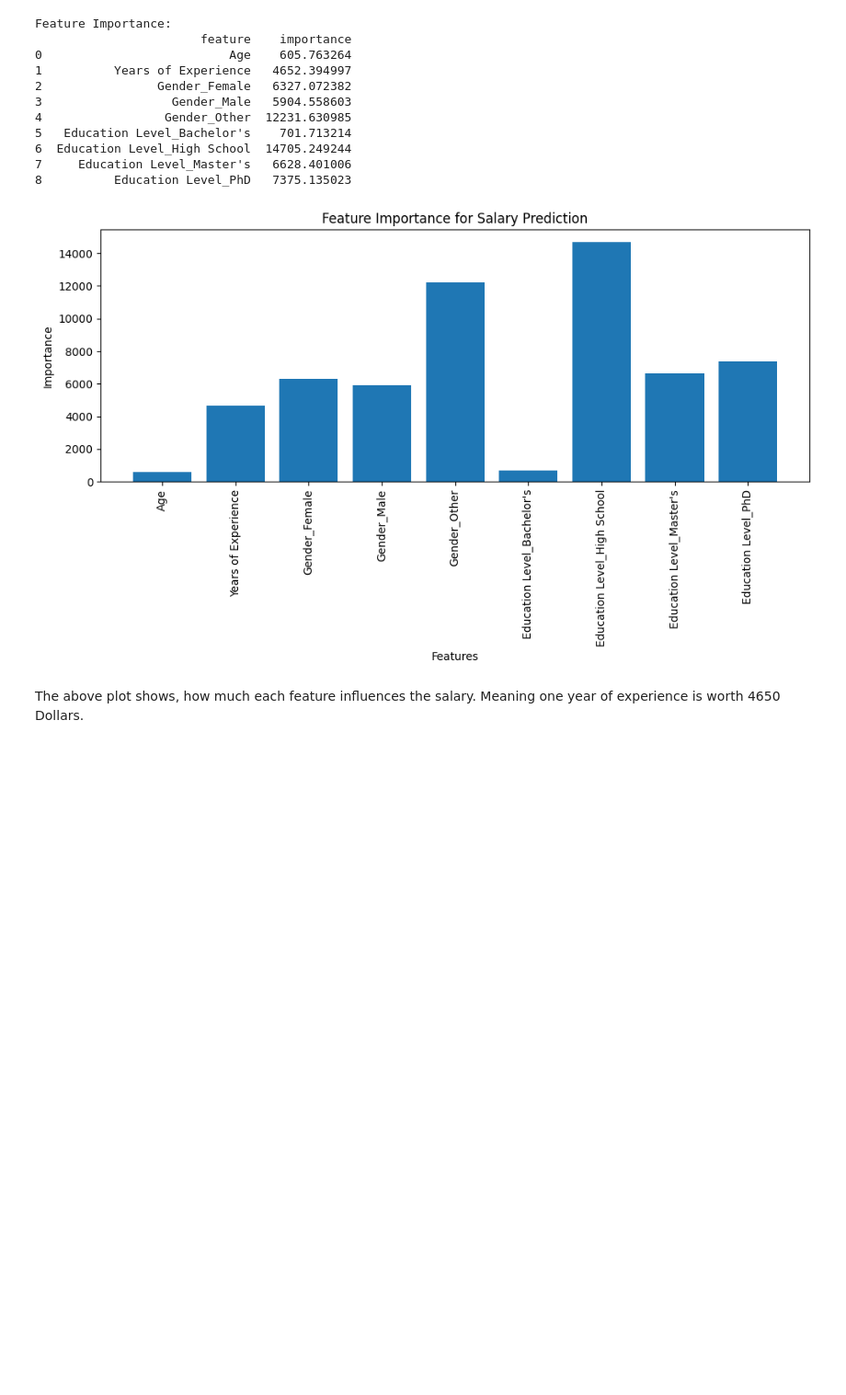
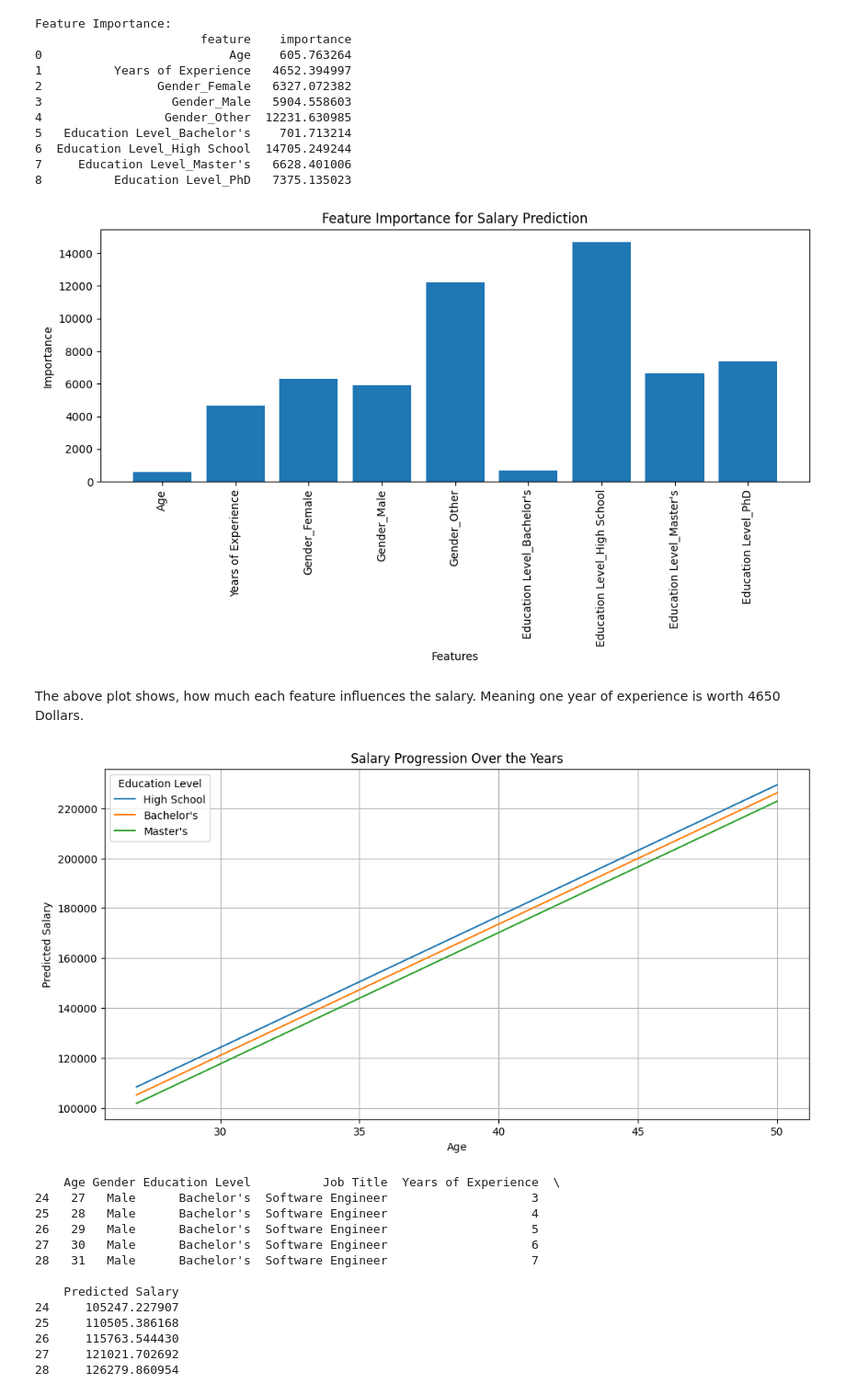
Before and after one commit to CarloRobbiani/ml_project, a Jupyter notebook: Salary new dataset/lin_reg.ipynb, the cells around one changed output. Shown at 92% size. Saved outputs shown, nothing was run; the diff lists cells and outputs as text; code cells hidden in the pictures; blank space fills up the shorter version.

```diff
--- a/Salary new dataset/lin_reg.ipynb
+++ b/Salary new dataset/lin_reg.ipynb
@@ -162,3 +162,73 @@ Feature Importance:
 [figure]
 # %% [markdown]
 The above plot shows, how much each feature influences the salary. Meaning one year of experience is worth 4650 Dollars.
+# %%
+#Create a comparison of the three people
+import pandas as pd
+import matplotlib.pyplot as plt
+
+# Example fake data generation
+start_age = 27
+end_age = 50
+
+# Define the template data for the three people
+people = [
+    {"Gender": "Male", "Education Level": "High School", "Job Title": "Software Engineer", "start_work": 7},
+    {"Gender": "Male", "Education Level": "Bachelor's", "Job Title": "Software Engineer", "start_work": 3},
+    {"Gender": "Male", "Education Level": "Master's", "Job Title": "Software Engineer", "start_work": 1}
+]
+
+# Generate the data for each person over the years
+fake_data_list = []
+for person in people:
+    for age in range(start_age, end_age + 1):
+        # Calculate Years of Experience as the difference between the current age and the start age (27)
+        years_of_experience = age - start_age
+        fake_data_list.append({
+            "Age": age,
+            "Gender": person["Gender"],
+            "Education Level": person["Education Level"],
+            "Job Title": person["Job Title"],
+            "Years of Experience": years_of_experience + person["start_work"]
+        })
+
+# Create a DataFrame from the generated data
+fake_data = pd.DataFrame(fake_data_list)
+
+# Predict salaries for the generated fake data
+predicted_salaries = model.predict(fake_data)
+fake_data['Predicted Salary'] = predicted_salaries
+
+# Plot the results
+plt.figure(figsize=(12, 6))
+
+# Plot salary progression for each education level
+for education_level in fake_data["Education Level"].unique():
+    subset = fake_data[fake_data["Education Level"] == education_level]
+    plt.plot(subset["Age"], subset["Predicted Salary"], label=f"{education_level}")
+
+# Add plot details
+plt.title("Salary Progression Over the Years")
+plt.xlabel("Age")
+plt.ylabel("Predicted Salary")
+plt.legend(title="Education Level")
+plt.grid(True)
+plt.show()
+
+# Print the fake data with predictions (optional)
+print(fake_data[fake_data["Education Level"] == "Bachelor's"].head())
+# %% [output]
+[figure, added]
+    Age Gender Education Level          Job Title  Years of Experience  \
+24   27   Male      Bachelor's  Software Engineer                    3
+25   28   Male      Bachelor's  Software Engineer                    4
+26   29   Male      Bachelor's  Software Engineer                    5
+27   30   Male      Bachelor's  Software Engineer                    6
+28   31   Male      Bachelor's  Software Engineer                    7
+
+    Predicted Salary
+24     105247.227907
+25     110505.386168
+26     115763.544430
+27     121021.702692
+28     126279.860954
```
Also changed, not shown: parts of 1 cell of this notebook, 1 other file.
